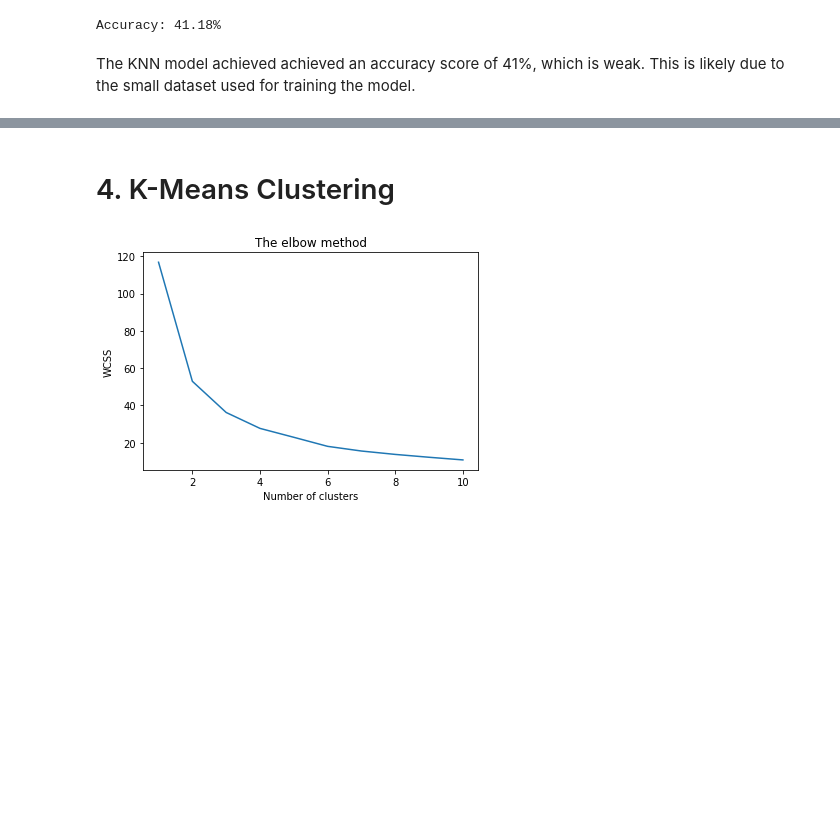
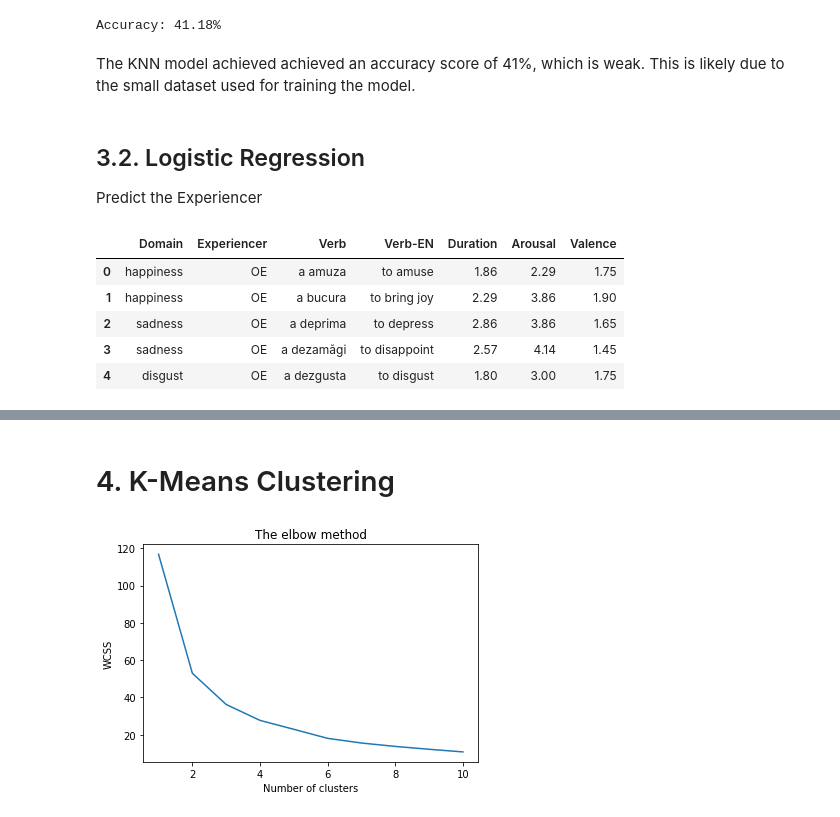
Before and after one commit to lorenanda/psych-verbs, a Jupyter notebook: psych-verbs.ipynb, the cells around one changed output, grey strips where cells are left out. Cells and saved outputs as stored; diff of their text form; code cells hidden in the pictures; blank space fills up the shorter version.

Commit message:
add log regression

```diff
--- a/psych-verbs.ipynb
+++ b/psych-verbs.ipynb
@@ -474,3 +476,16 @@ print("Accuracy: " + str(round(accuracy, 2)) + "%")
 Accuracy: 41.18%
 # %% [markdown]
 The KNN model achieved achieved an accuracy score of 41%, which is weak. This is likely due to the small dataset used for training the model.
+# %% [markdown]
+## 3.2. Logistic Regression
+
+Predict the Experiencer
+# %%
+df.head()
+# %% [output]
+|  | Domain | Experiencer | Verb | Verb-EN | Duration | Arousal | Valence |
+| 0 | happiness | OE | a amuza | to amuse | 1.86 | 2.29 | 1.75 |
+| 1 | happiness | OE | a bucura | to bring joy | 2.29 | 3.86 | 1.90 |
+| 2 | sadness | OE | a deprima | to depress | 2.86 | 3.86 | 1.65 |
+| 3 | sadness | OE | a dezamăgi | to disappoint | 2.57 | 4.14 | 1.45 |
+| 4 | disgust | OE | a dezgusta | to disgust | 1.80 | 3.00 | 1.75 |
```
Also changed, not shown: parts of 9 cells of this notebook.
